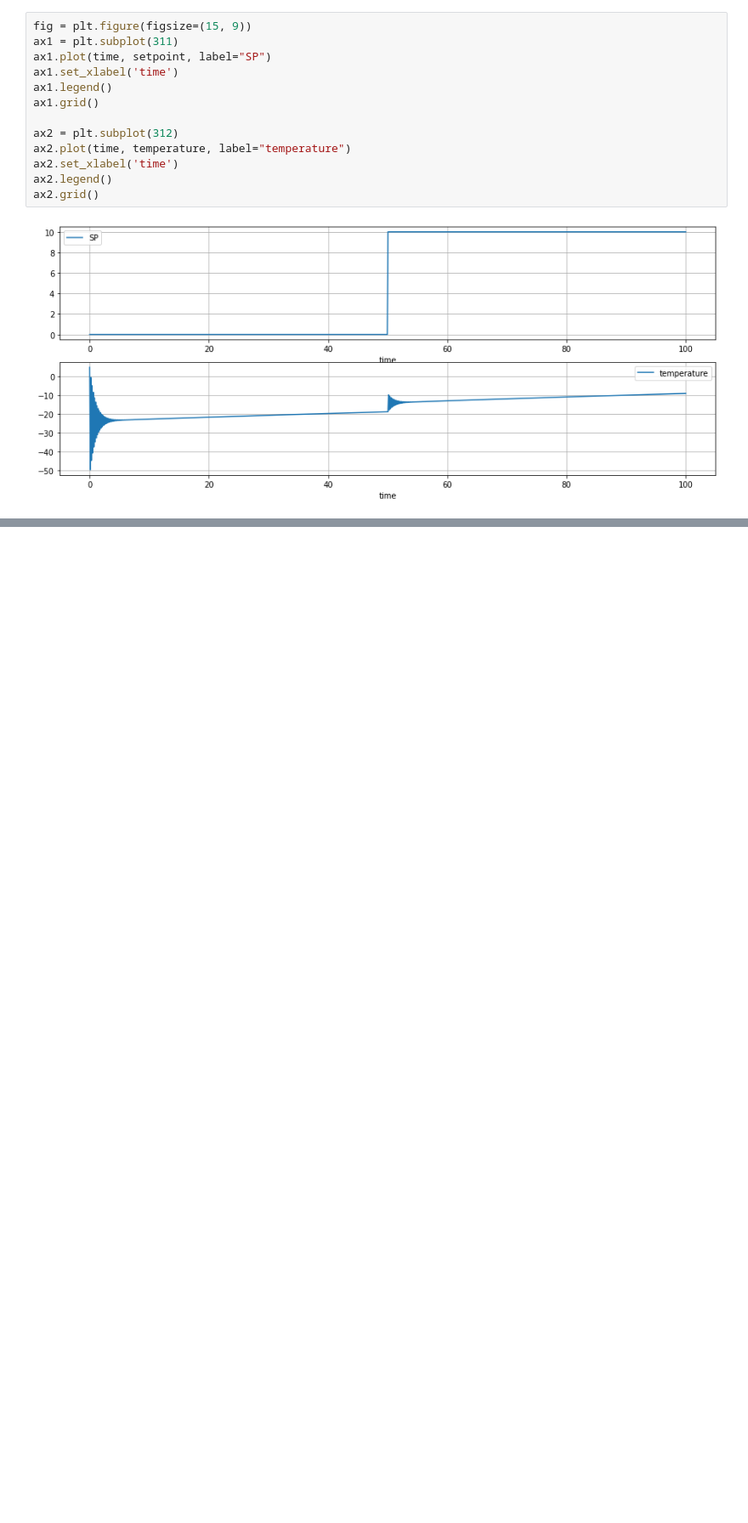
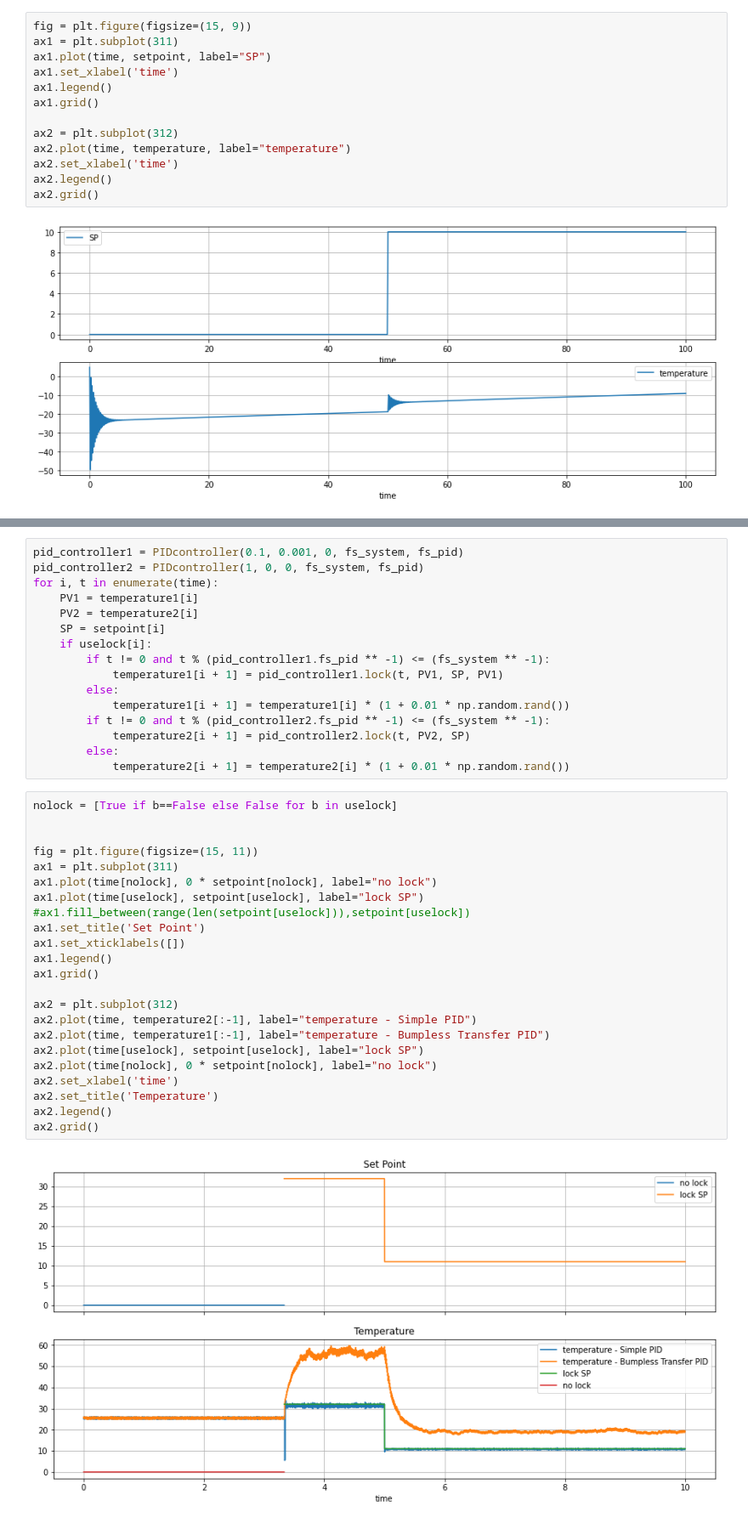
Before and after one commit to RoyElkabetz/NMR-gyroscope, a Jupyter notebook: PID_and_LIA.ipynb, the cells around one changed output, grey strips where cells are left out. Shown at 85% size. Cells and saved outputs as stored; diff of their text form; blank space fills up the shorter version.

```diff
--- a/PID_and_LIA.ipynb
+++ b/PID_and_LIA.ipynb
@@ -88,0 +155,41 @@ ax2.grid()
+# %%
+pid_controller1 = PIDcontroller(0.1, 0.001, 0, fs_system, fs_pid)
+pid_controller2 = PIDcontroller(1, 0, 0, fs_system, fs_pid)
+for i, t in enumerate(time):
+    PV1 = temperature1[i]
+    PV2 = temperature2[i]
+    SP = setpoint[i]
+    if uselock[i]:
+        if t != 0 and t % (pid_controller1.fs_pid ** -1) <= (fs_system ** -1):
+            temperature1[i + 1] = pid_controller1.lock(t, PV1, SP, PV1)
+        else:
+            temperature1[i + 1] = temperature1[i] * (1 + 0.01 * np.random.rand())
+        if t != 0 and t % (pid_controller2.fs_pid ** -1) <= (fs_system ** -1):
+            temperature2[i + 1] = pid_controller2.lock(t, PV2, SP)
+        else:
+            temperature2[i + 1] = temperature2[i] * (1 + 0.01 * np.random.rand())
+# %%
+nolock = [True if b==False else False for b in uselock]
+
+
+fig = plt.figure(figsize=(15, 11))
+ax1 = plt.subplot(311)
+ax1.plot(time[nolock], 0 * setpoint[nolock], label="no lock")
+ax1.plot(time[uselock], setpoint[uselock], label="lock SP")
+#ax1.fill_between(range(len(setpoint[uselock])),setpoint[uselock])
+ax1.set_title('Set Point')
+ax1.set_xticklabels([])
+ax1.legend()
+ax1.grid()
+
+ax2 = plt.subplot(312)
+ax2.plot(time, temperature2[:-1], label="temperature - Simple PID")
+ax2.plot(time, temperature1[:-1], label="temperature - Bumpless Transfer PID")
+ax2.plot(time[uselock], setpoint[uselock], label="lock SP")
+ax2.plot(time[nolock], 0 * setpoint[nolock], label="no lock")
+ax2.set_xlabel('time')
+ax2.set_title('Temperature')
+ax2.legend()
+ax2.grid()
+# %% [output]
+[figure, added]
```
Also changed, not shown: parts of 6 cells of this notebook.
